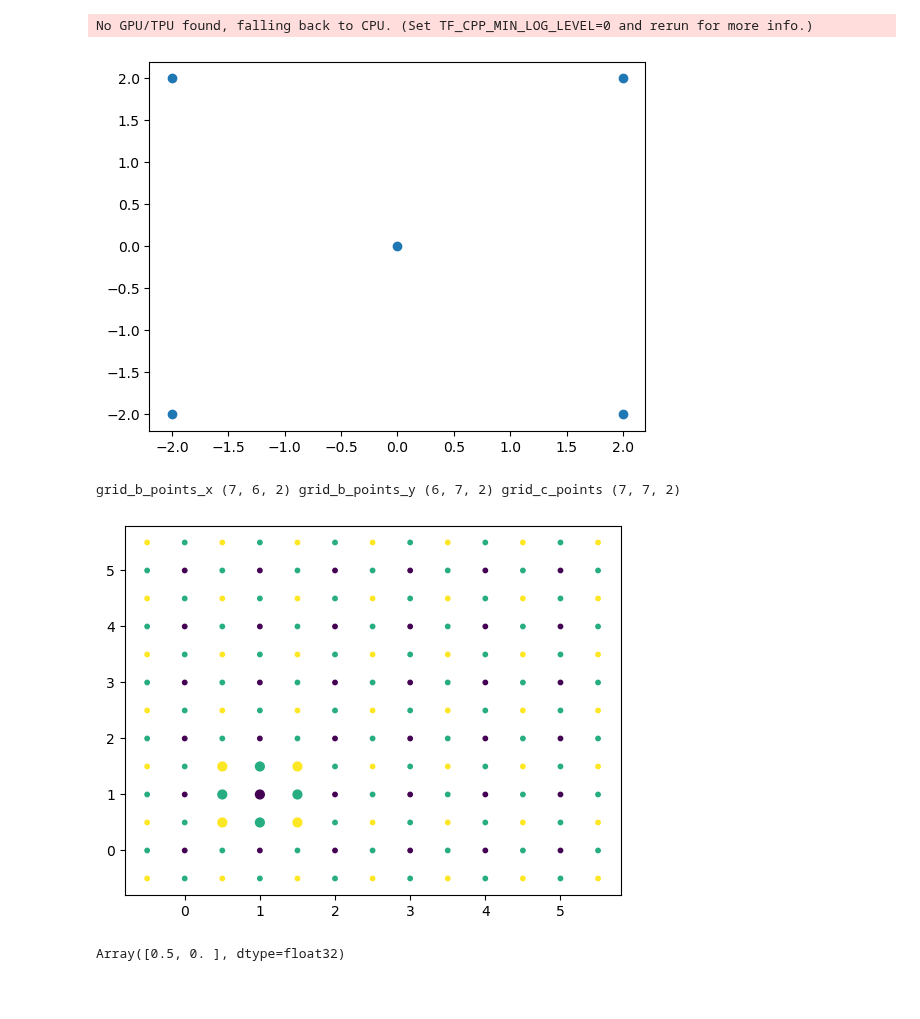
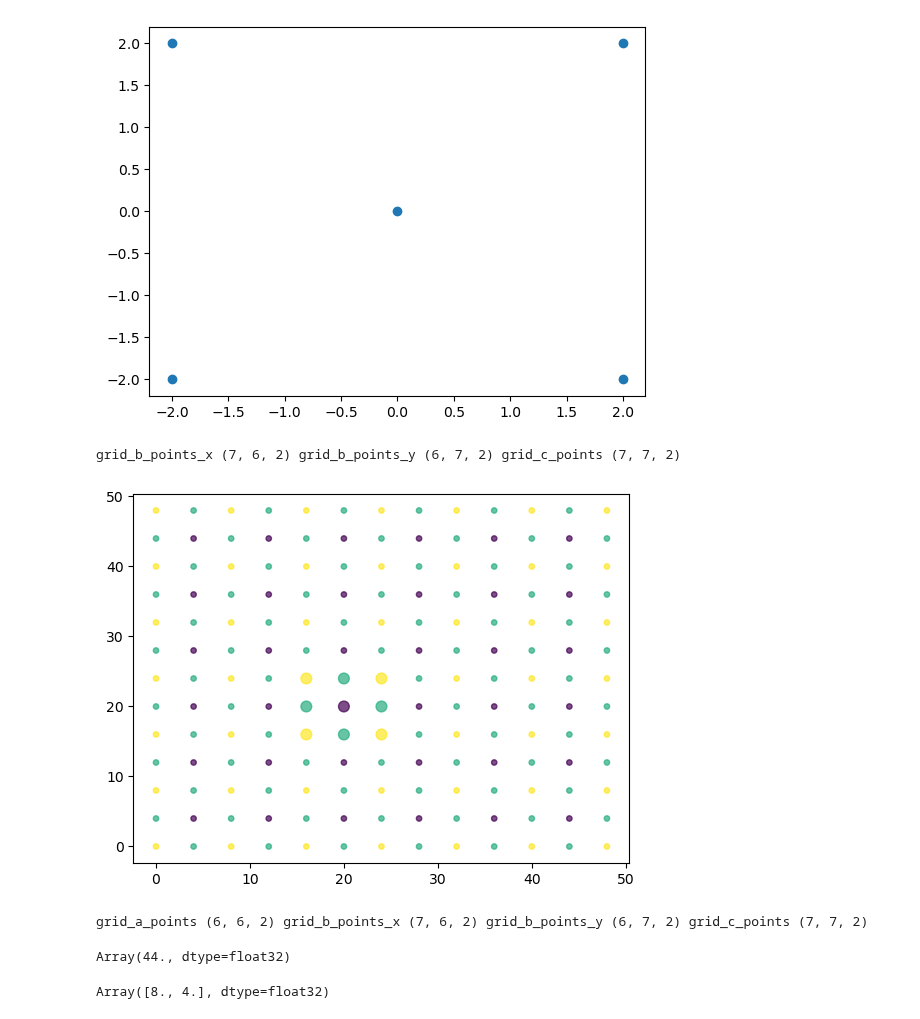
Before and after one commit to jakubMitura14/jax_cpu_experiments_b, a Jupyter notebook: geometric_sv_idea/ideas_geometric_sv.ipynb, the cells around one changed output. Cells and saved outputs as stored; diff of their text form; code cells hidden in the pictures; blank space fills up the shorter version.

```diff
--- a/geometric_sv_idea/ideas_geometric_sv.ipynb
+++ b/geometric_sv_idea/ideas_geometric_sv.ipynb
@@ -9,6 +9,7 @@ import toolz
 import optax
 import jax.numpy as jnp
 import jax
+from flax import linen as nn
 
 
 def get_contribution_in_axes(fixed_point,strength):
@@ -26,10 +27,7 @@ points_const= jnp.array([[-2.0,-2.0],[-2.0,2.0],[2.0,2.0],[2.0,-2.0]])
 # points_const= jnp.array([[2.0,2.0],[2.0,4.0],[4.0,4.0],[4.0,2.0]])
 attraction_strength=jnp.array([1.0,1.0,1.0,1.0])
 
-def get_4_point_loc(points_const,point_weights):
-    calced=v_get_contribution_in_axes(points_const,point_weights)
-    calced=jnp.sum(calced,axis=0)
-    return calced
+
 
 to_move=v_get_contribution_in_axes(points_const,attraction_strength)
 
@@ -49,7 +47,6 @@ plt.show()
 
 # optax.cosine_distance(jnp.array([[2.0,2.0]]),jnp.array([[2.0,2.0]]))
 # %% [output]
-No GPU/TPU found, falling back to CPU. (Set TF_CPP_MIN_LOG_LEVEL=0 and rerun for more info.)
 [figure]
 # %%
 import einops
@@ -62,10 +59,30 @@ now we need to
     we will give some random floats as weights here and observe how it will look like
 2) given some additional points that is not currently in the grid we will want to establish in which sv it is and mark this one in the display
 """
-r=1
+
+r=8
 half_r=r/2
-gridd=einops.rearrange(jnp.mgrid[0:6, 0:6],'c x y-> x y c')
-gridd_bigger=einops.rearrange(jnp.mgrid[-1:7, -1:7],'c x y-> x y c')
+diam_x=48+r
+diam_y=48+r
+gridd=einops.rearrange(jnp.mgrid[r:diam_x:r, r:diam_y:r],'c x y-> x y c')-half_r
+gridd_bigger=einops.rearrange(jnp.mgrid[0:diam_x+r:r,0:diam_y+r:r],'c x y-> x y c')-half_r
+
+
+
+# r=1
+# half_r=r/2
+# gridd=einops.rearrange(jnp.mgrid[0:6, 0:6],'c x y-> x y c')
+# gridd_bigger=einops.rearrange(jnp.mgrid[-1:7, -1:7],'c x y-> x y c')
+
+
+
+
+
+# r=4
+# half_r=r/2
+# gridd=einops.rearrange(jnp.mgrid[half_r:12-half_r:half_r, half_r:12-half_r:half_r],'c x y-> x y c')
+# gridd_bigger=einops.rearrange(jnp.mgrid[0:12:half_r, 0:12:half_r],'c x y-> x y c')
+
 # gridd=einops.rearrange(gridd,'(a e d) c-> d e a c', d=2,e=2)
 grid_a_points=gridd
 grid_b_points_x= (gridd_bigger+jnp.array([half_r,0.0]))[0:-1,1:-1,:]
@@ -81,45 +98,54 @@ def disp_grid(grid_a_points,grid_b_points_x,grid_b_points_y,grid_c_points):
     c_a=np.ones_like(grid_a_points[:,:,1])-0.9
     c_b_x=np.ones_like(grid_b_points_x[:,:,1])+0.9
     c_b_y=np.ones_like(grid_b_points_y[:,:,1])+0.9
     c_c=np.ones_like(grid_c_points[:,:,1])+2.0
 
 
     s_a=np.ones_like(grid_a_points[:,:,1])
     s_b_x=np.ones_like(grid_b_points_x[:,:,1])
     s_b_y=np.ones_like(grid_b_points_y[:,:,1])
     s_c=np.ones_like(grid_c_points[:,:,1])
+    base_x=2
+    base_y=2
 
-    s_a[1,1]=s_a[0,0]*4
-    s_b_x[1,1]=s_b_x[0,0]*4
-    s_b_y[1,1]=s_b_y[0,0]*4
-    s_b_x[2,1]=s_b_x[0,0]*4
-    s_b_y[1,2]=s_b_y[0,0]*4
+    s_a[base_x,base_y]=s_a[0,0]*4
+    s_b_x[base_x,base_y]=s_b_x[0,0]*4
+    s_b_y[base_x,base_y]=s_b_y[0,0]*4
+    s_b_x[base_x+1,base_y]=s_b_x[0,0]*4
+    s_b_y[base_x,base_y+1]=s_b_y[0,0]*4
 
-    s_c[1,1]=s_c[0,0]*4
-    s_c[1,2]=s_c[0,0]*4
-    s_c[2,1]=s_c[0,0]*4
-    s_c[2,2]=s_c[0,0]*4
+    s_c[base_x,base_y]=s_c[0,0]*4
+    s_c[base_x,base_y+1]=s_c[0,0]*4
+    s_c[base_x+1,base_y]=s_c[0,0]*4
+    s_c[base_x+1,base_y+1]=s_c[0,0]*4
 
 
     grid_b_points_x=einops.rearrange(grid_b_points_x,'x y c-> (x y) c')
     grid_b_points_y=einops.rearrange(grid_b_points_y,'x y c-> (x y) c')
     grid_c_points=einops.rearrange(grid_c_points,'x y c-> (x y) c')
     grid_a_points=einops.rearrange(grid_a_points,'x y c-> (x y) c')
 
     grid_b_points= jnp.concatenate([grid_b_points_x,grid_b_points_y])
     x=jnp.concatenate([grid_a_points[:,0],grid_b_points[:,0],grid_c_points[:,0]])
     y=jnp.concatenate([grid_a_points[:,1],grid_b_points[:,1],grid_c_points[:,1]])
 
     c= jnp.concatenate([c_a.flatten(),c_b_x.flatten(),c_b_y.flatten(),c_c.flatten()])
-    s=jnp.concatenate([s_a.flatten(),s_b_x.flatten(),s_b_y.flatten(),s_c.flatten()])*10
-    plt.scatter(x,y,s=s,c=c)
+    s=jnp.concatenate([s_a.flatten(),s_b_x.flatten(),s_b_y.flatten(),s_c.flatten()])*15
+    plt.scatter(x,y,s=s,c=c,alpha=0.7)
     plt.show()
 
 
 disp_grid(grid_a_points,grid_b_points_x,grid_b_points_y,grid_c_points)
+
+print(f"grid_a_points {grid_a_points.shape} grid_b_points_x {grid_b_points_x.shape} grid_b_points_y {grid_b_points_y.shape} grid_c_points {grid_c_points.shape}")
 # %% [output]
 grid_b_points_x (7, 6, 2) grid_b_points_y (6, 7, 2) grid_c_points (7, 7, 2)
-[figure, old version]
+[figure, new version]
+grid_a_points (6, 6, 2) grid_b_points_x (7, 6, 2) grid_b_points_y (6, 7, 2) grid_c_points (7, 7, 2)
+# %%
+jnp.max(grid_a_points)
+# %% [output]
+Array(44., dtype=float32)
 # %%
 # grid_b_points_x=einops.rearrange(grid_b_points_x,'x y c-> (x y) c')
 # grid_b_points_y=einops.rearrange(grid_b_points_y,'x y c-> (x y) c')
@@ -129,5 +155,5 @@ grid_b_points_x (7, 6, 2) grid_b_points_y (6, 7, 2) grid_c_points (7, 7, 2)
 sv_center=grid_a_points[0,0,:]
 grid_b_points_x[1,0,:]
 # %% [output]
-Array([0.5, 0. ], dtype=float32)
+Array([8., 4.], dtype=float32)
 # %%
```
Also changed, not shown: parts of 14 cells of this notebook, 2 other files.
